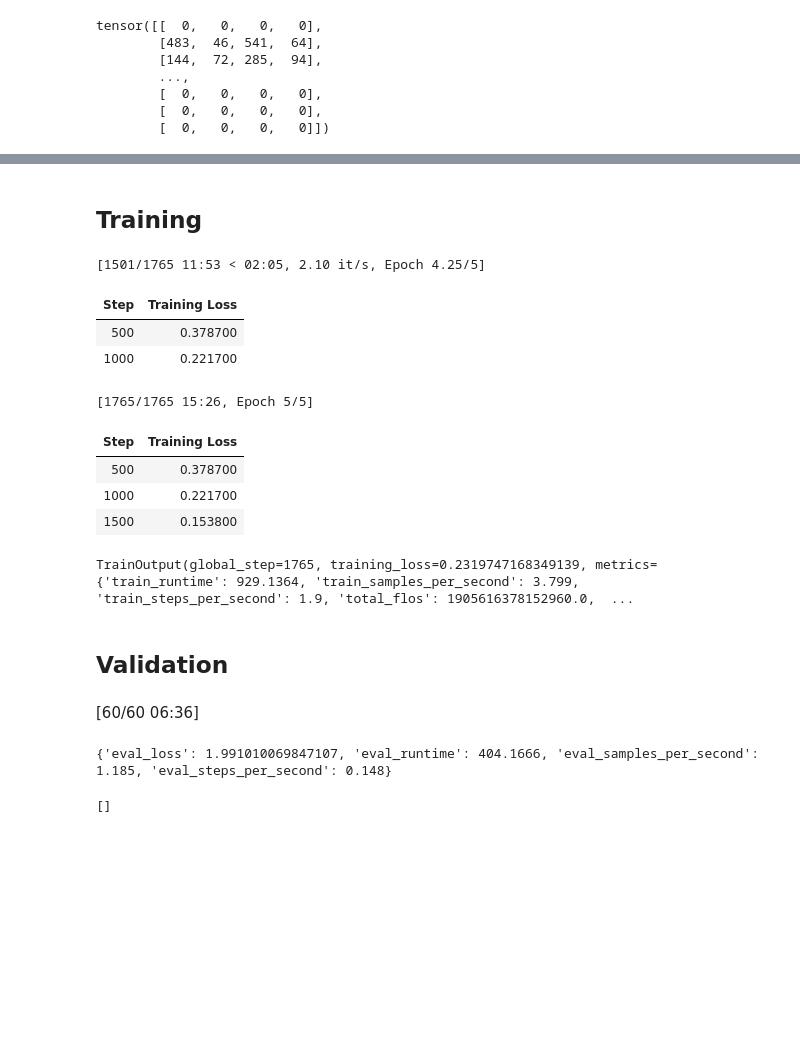
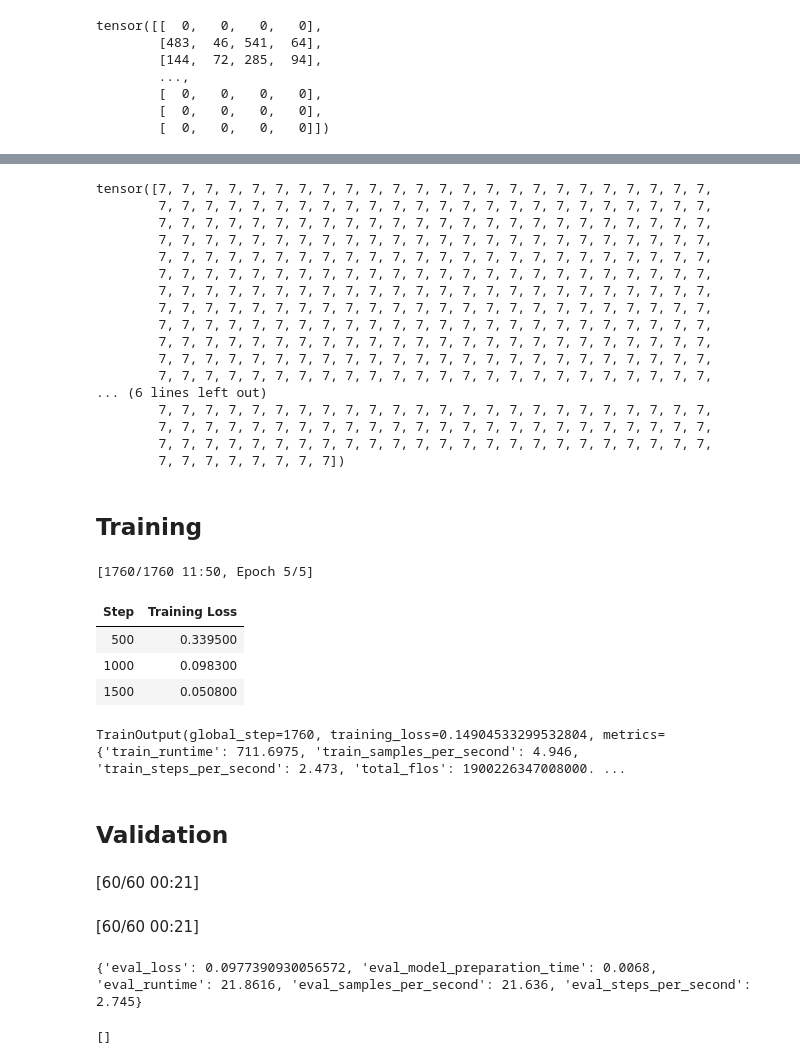
Before and after one commit to zfriedman0/LayoutLMv2-for-PO, a Jupyter notebook: LayoutLM_for_PurchaseOrders.ipynb, the cells around one changed output, grey strips where cells are left out. Drawn from its saved outputs; the diff is of its cells as text; code cells hidden in the pictures; blank space fills up the shorter version.

```diff
--- a/LayoutLM_for_PurchaseOrders.ipynb
+++ b/LayoutLM_for_PurchaseOrders.ipynb
@@ -53,7 +52,7 @@ Mounted at /content/drive
 # %%
-checkpoint_path = '/content/drive/MyDrive/LayoutLM-for-PO/saved_model-06-28-2024'
+checkpoint_path = '/content/drive/MyDrive/LayoutLM-for-PO/model-08142024'
 
 processor = LayoutLMv2Processor.from_pretrained("microsoft/layoutlmv2-base-uncased", revision="no_ocr")
-model = LayoutLMv2ForTokenClassification.from_pretrained('microsoft/layoutlmv2-base-uncased', num_labels=7)
+model = LayoutLMv2ForTokenClassification.from_pretrained('microsoft/layoutlmv2-base-uncased', num_labels=8)
 saved_model = LayoutLMv2ForTokenClassification.from_pretrained(checkpoint_path)
 # %% [output]
@@ -60,10 +64,10 @@ saved_model = LayoutLMv2ForTokenClassification.from_pretrained(checkpoint_path)
 Some weights of LayoutLMv2ForTokenClassification were not initialized from the model checkpoint at microsoft/layoutlmv2-base-uncased and are newly initialized: ['classifier.bias', 'classifier.weight']
 You should probably TRAIN this model on a down-stream task to be able to use it for predictions and inference.
 # %%
-with open('/content/drive/MyDrive/Annotations/layoutlm-train-annotations.json', 'r') as f:
+with open('/content/drive/MyDrive/Annotations/poet-train-distilled-08062024.json', 'r') as f:
   train = json.load(f)
 
-with open('/content/drive/MyDrive/Annotations/layoutlm-val-annotations.json', 'r') as f:
+with open('/content/drive/MyDrive/Annotations/val_distilled_09162024.json', 'r') as f:
   val = json.load(f)
 # %%
 numeric_labels = set(train[200]['word_labels'])
@@ -228,30 +285,46 @@ tensor([[   0,    0,    0,    0],
+# %%
+print(train_set[5]['labels'])
+# %% [output]
+tensor([7, 7, 7, 7, 7, 7, 7, 7, 7, 7, 7, 7, 7, 7, 7, 7, 7, 7, 7, 7, 7, 7, 7, 7,
+        7, 7, 7, 7, 7, 7, 7, 7, 7, 7, 7, 7, 7, 7, 7, 7, 7, 7, 7, 7, 7, 7, 7, 7,
+        7, 7, 7, 7, 7, 7, 7, 7, 7, 7, 7, 7, 7, 7, 7, 7, 7, 7, 7, 7, 7, 7, 7, 7,
+        7, 7, 7, 7, 7, 7, 7, 7, 7, 7, 7, 7, 7, 7, 7, 7, 7, 7, 7, 7, 7, 7, 7, 7,
+        7, 7, 7, 7, 7, 7, 7, 7, 7, 7, 7, 7, 7, 7, 7, 7, 7, 7, 7, 7, 7, 7, 7, 7,
+        7, 7, 7, 7, 7, 7, 7, 7, 7, 7, 7, 7, 7, 7, 7, 7, 7, 7, 7, 7, 7, 7, 7, 7,
+        7, 7, 7, 7, 7, 7, 7, 7, 7, 7, 7, 7, 7, 7, 7, 7, 7, 7, 7, 7, 7, 7, 7, 7,
+        7, 7, 7, 7, 7, 7, 7, 7, 7, 7, 7, 7, 7, 7, 7, 7, 7, 7, 7, 7, 7, 7, 7, 7,
+        7, 7, 7, 7, 7, 7, 7, 7, 7, 7, 7, 7, 7, 7, 7, 7, 7, 7, 7, 7, 7, 7, 7, 7,
+        7, 7, 7, 7, 7, 7, 7, 7, 7, 7, 7, 7, 7, 7, 7, 7, 7, 7, 7, 7, 7, 7, 7, 7,
+        7, 7, 7, 7, 7, 7, 7, 7, 7, 7, 7, 7, 7, 7, 7, 7, 7, 7, 7, 7, 7, 7, 7, 7,
+        7, 7, 7, 7, 7, 7, 7, 7, 7, 7, 7, 7, 7, 7, 7, 7, 7, 7, 7, 7, 7, 7, 7, 7,
+... (6 lines left out)
+        7, 7, 7, 7, 7, 7, 7, 7, 7, 7, 7, 7, 7, 7, 7, 7, 7, 7, 7, 7, 7, 7, 7, 7,
+        7, 7, 7, 7, 7, 7, 7, 7, 7, 7, 7, 7, 7, 7, 7, 7, 7, 7, 7, 7, 7, 7, 7, 7,
+        7, 7, 7, 7, 7, 7, 7, 7, 7, 7, 7, 7, 7, 7, 7, 7, 7, 7, 7, 7, 7, 7, 7, 7,
+        7, 7, 7, 7, 7, 7, 7, 7])
 # %% [markdown]
 ## Training
 # %%
 training_args = TrainingArguments(
-    output_dir='/content/drive/MyDrive/LayoutLM-for-PO/results',
+    output_dir='/content/drive/MyDrive/LayoutLM-for-PO/results-new',
     num_train_epochs=5,
     per_device_train_batch_size=2,
-    logging_dir='/content/drive/MyDrive/LayoutLM-for-PO/logs',
+    logging_dir='/content/drive/MyDrive/LayoutLM-for-PO/logs-new',
     dataloader_pin_memory=False
 )
 
 trainer = Trainer(
     model=model,
     args=training_args,
     train_dataset=train_set,
     eval_dataset=val_set
 )
 
 trainer.train()
 # %% [output]
-[1501/1765 11:53 < 02:05, 2.10 it/s, Epoch 4.25/5]
+[1760/1760 11:50, Epoch 5/5]
 | Step | Training Loss |
-| 500 | 0.378700 |
-| 1000 | 0.221700 |
+| 500 | 0.339500 |
+| 1000 | 0.098300 |
+| 1500 | 0.050800 |
-[1765/1765 15:26, Epoch 5/5]
+TrainOutput(global_step=1760, training_loss=0.14904533299532804, metrics={'train_runtime': 711.6975, 'train_samples_per_second': 4.946, 'train_steps_per_second': 2.473, 'total_flos': 1900226347008000. ...
-| Step | Training Loss |
-| 500 | 0.378700 |
-| 1000 | 0.221700 |
-| 1500 | 0.153800 |
-TrainOutput(global_step=1765, training_loss=0.2319747168349139, metrics={'train_runtime': 929.1364, 'train_samples_per_second': 3.799, 'train_steps_per_second': 1.9, 'total_flos': 1905616378152960.0,  ...
@@ -258,5 +333,9 @@ TrainOutput(global_step=1765, training_loss=0.2319747168349139, metrics={'train_
 # %% [markdown]
 ## Validation
+# %%
+eval_results = trainer.evaluate()
+# %% [output]
+[60/60 00:21]
 # %%
 torch.cuda.empty_cache()
 # %%
@@ -268,7 +347,7 @@ training_args = TrainingArguments(
 )
 
 trainer = Trainer(
-    model=model,
+    model=saved_model,
     args = training_args,
     eval_dataset=val_set
 )
@@ -276,8 +355,8 @@ trainer = Trainer(
 eval_results = trainer.evaluate()
 print(eval_results)
 # %% [output]
-[60/60 06:36]
+[60/60 00:21]
-{'eval_loss': 1.991010069847107, 'eval_runtime': 404.1666, 'eval_samples_per_second': 1.185, 'eval_steps_per_second': 0.148}
+{'eval_loss': 0.0977390930056572, 'eval_model_preparation_time': 0.0068, 'eval_runtime': 21.8616, 'eval_samples_per_second': 21.636, 'eval_steps_per_second': 2.745}
 # %%
 save_directory = '/content/drive/MyDrive/LayoutLM-for-PO/saved_model-trash'
 
```
Also changed, not shown: parts of 31 cells of this notebook.
